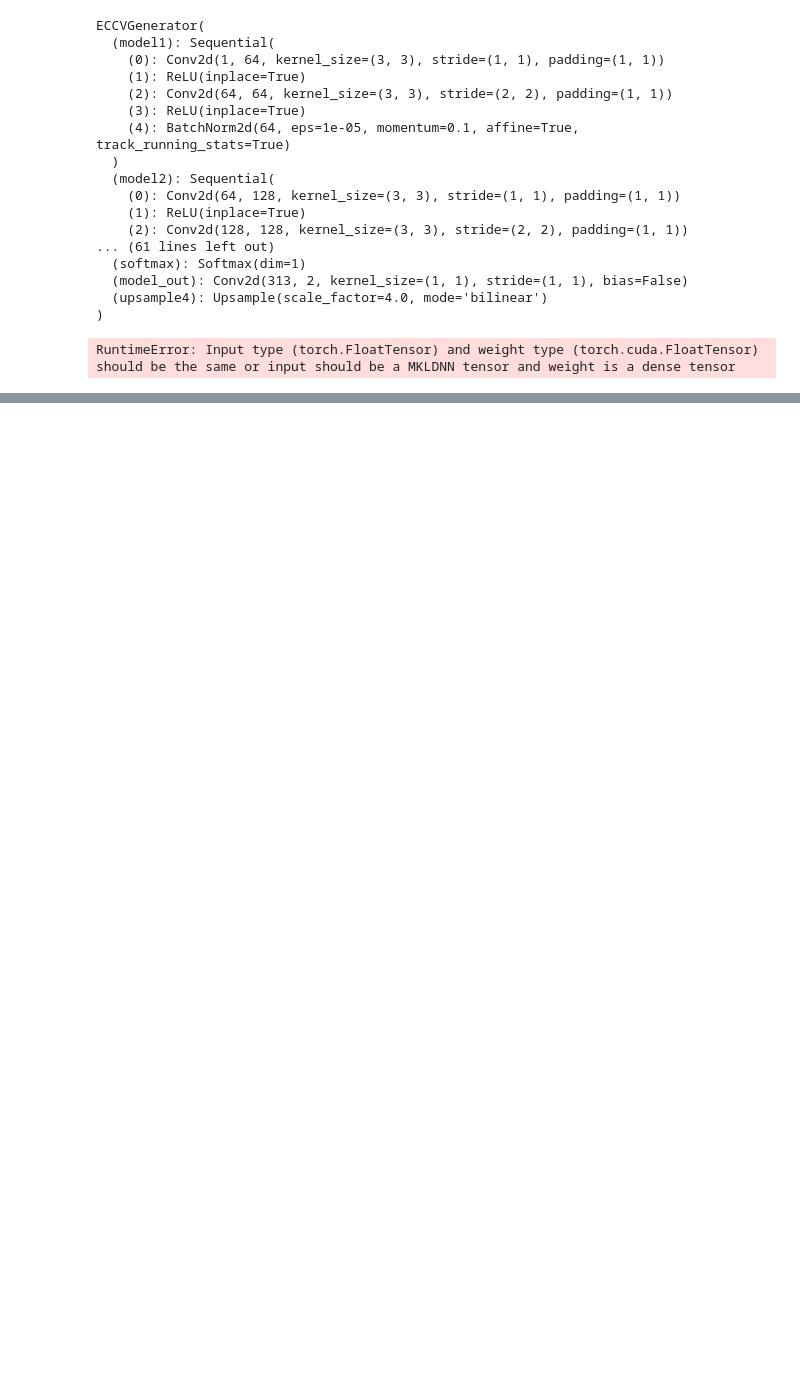
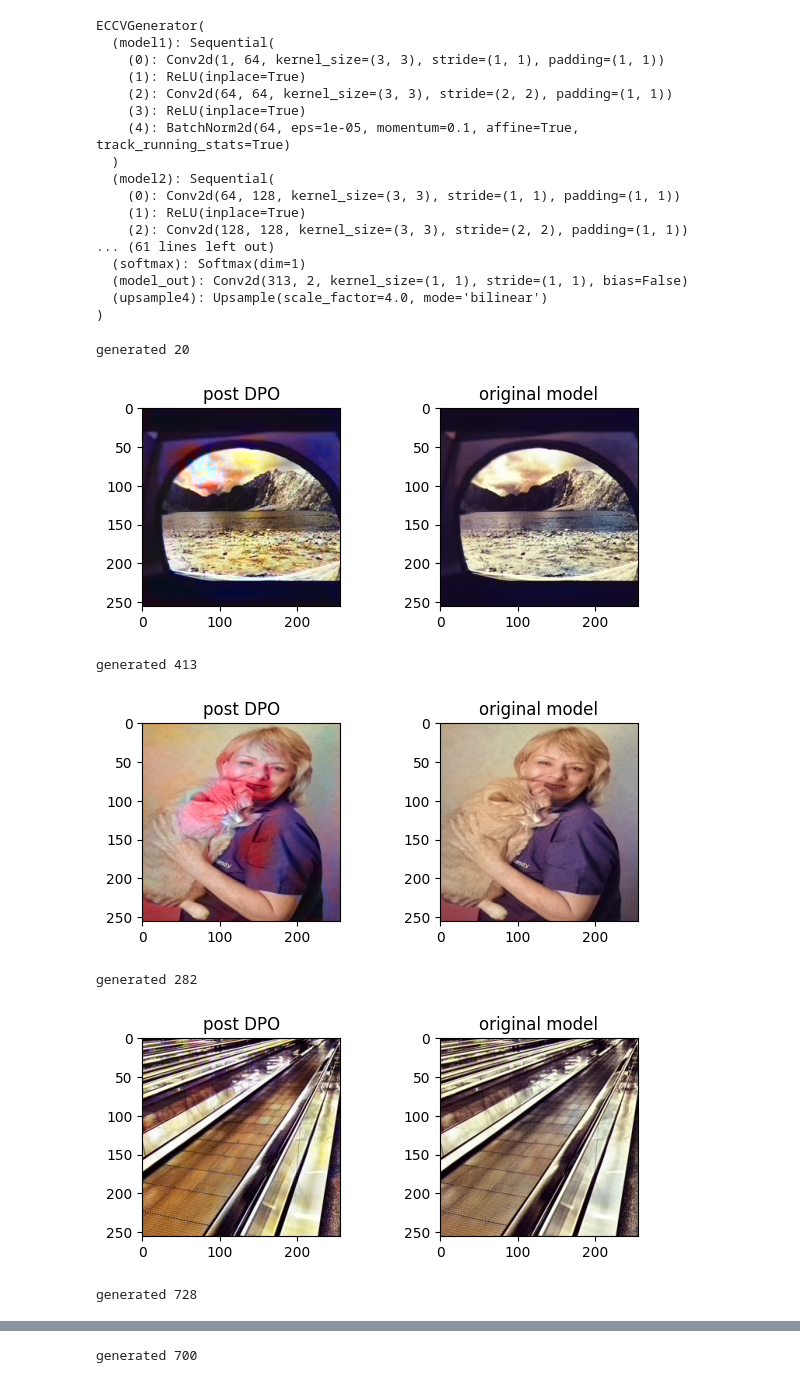
Before and after one commit to FrancescoLR02/ImageColorization, a Jupyter notebook: DPO on ECCV.ipynb, the cells around one changed output, grey strips where cells are left out. Saved outputs shown, nothing was run; the diff lists cells and outputs as text; code cells hidden in the pictures; blank space fills up the shorter version.

```diff
--- a/DPO on ECCV.ipynb
+++ b/DPO on ECCV.ipynb
@@ -310,15 +332,18 @@ torch.Size([2, 256, 256])
 # train function handles automatically the loss and the data
 # original model is the standard model that DPO uses as reference
 original_model = eccv16(pretrained=True).eval()
-epochs = 1
-batch_size = 1
-lr = 1e-5
+epochs = 50
+batch_size = 10
+lr = 1e-4
 beta = 0.1
 
 file_name = Path("dpo_trained_020526.pth")
+training = True
 
 if not file_name.exists():
     file_name.touch()
+
+if training:
     print("training model...")
     new_model = train(samples, model, original_model, epochs, batch_size, lr, beta)
     torch.save(new_model.state_dict(), file_name)
@@ -352,25 +387,33 @@ ECCVGenerator(
 # %%
 device = "cuda" if torch.cuda.is_available() else "cpu"
 indices = np.random.choice(pref.index, 5)
 check = []
 for idx in indices:
     l_orig, l_rs = preprocess_img(load_img(f"DPO_dataset/Img_true/Real_{idx}.png"))
+    l_orig = l_orig.to(device)
+    l_rs = l_rs.to(device)
 
     with torch.no_grad():
-        ab_pred = new_model(l_orig.to(device))  # post-DPO
-        ab_orig = original_model(l_orig.to(device))  # true original pretrained model
+        ab_pred = new_model(l_orig)  # post-DPO
+        ab_orig = original_model(l_orig)  # true original pretrained model
 
     print(f"generated {idx}")
     entry = {"l": l_orig, "ab_pred": ab_pred, "ab_orig": ab_orig}
     check.append(entry)
 
     fig, (ax1, ax2) = plt.subplots(1, 2)
     fig.subplots_adjust(wspace=0.5)
     ax1.imshow(postprocess_tens(l_orig, ab_pred))
     ax2.imshow(postprocess_tens(l_orig, ab_orig))
     ax1.set_title("post DPO")
     ax2.set_title("original model")
     plt.savefig(f"DPO/DPO_check_{idx}.png")
     plt.show()
 # %% [output]
-RuntimeError: Input type (torch.FloatTensor) and weight type (torch.cuda.FloatTensor) should be the same or input should be a MKLDNN tensor and weight is a dense tensor
+generated 20
+[figure, added]
+generated 413
+[figure, added]
+generated 282
+[figure, added]
+generated 728
@@ -376,0 +421 @@ RuntimeError: Input type (torch.FloatTensor) and weight type (torch.cuda.FloatTe
+generated 700
```
Also changed, not shown: parts of 5 cells of this notebook.
